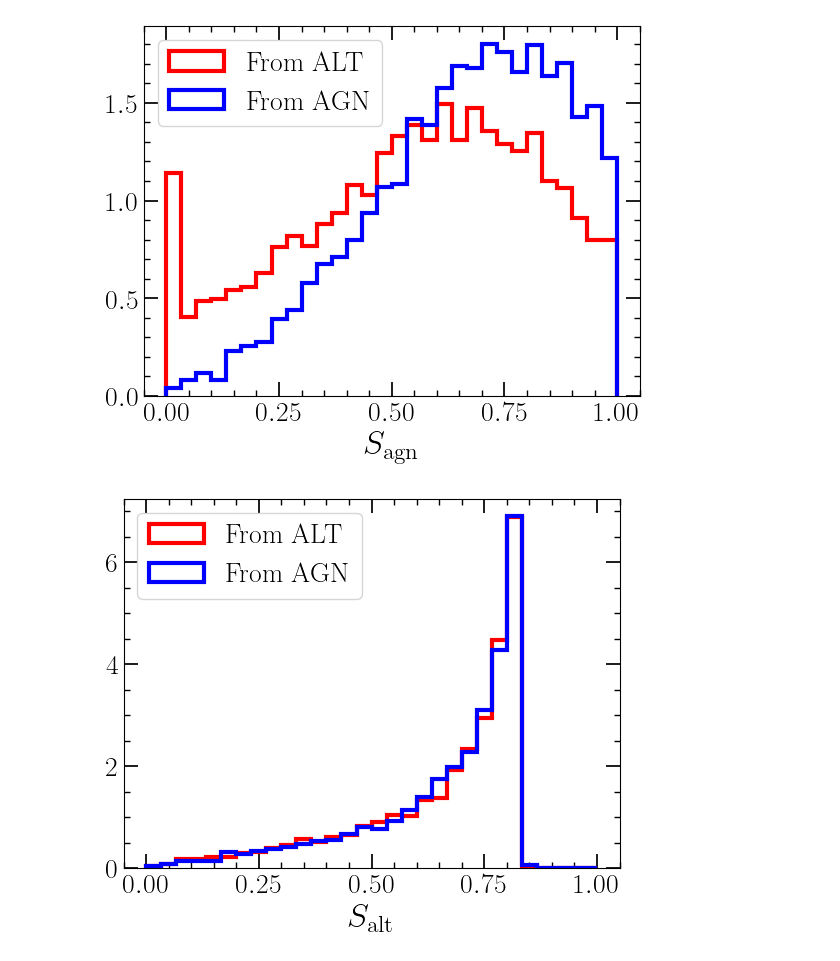
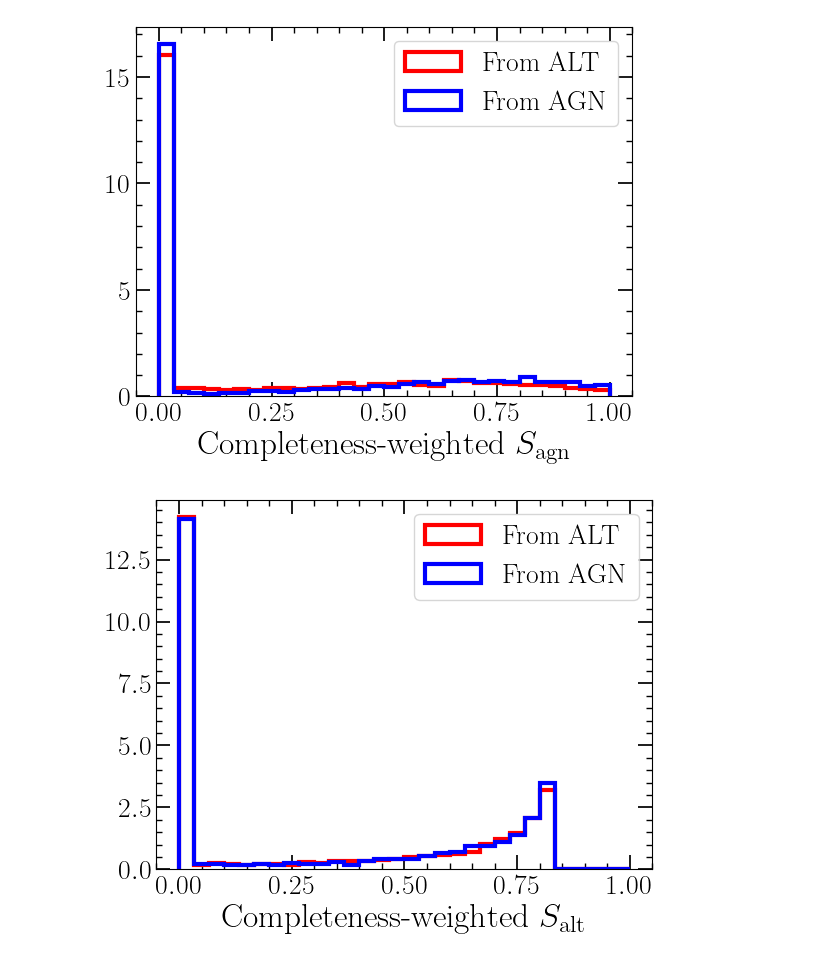
Before and after one commit to LucasPouw/darksirenpop, a Jupyter notebook: checkresults.ipynb, the cells around one changed output. Cells and saved outputs as stored; diff of their text form; code cells hidden in the pictures.

```diff
--- a/checkresults.ipynb
+++ b/checkresults.ipynb
@@ -9,7 +9,7 @@ make_nice_plots()
 # %%
 origin_dict = {}
 
-post_path = '/net/vdesk/data2/pouw/MRP/mockdata_analysis/darksirenpop/inputs/posterior_samples_mock_v7.json'
+post_path = '/net/vdesk/data2/pouw/MRP/mockdata_analysis/darksirenpop/jsons/posterior_samples_mock_v7.json'
 with open(post_path) as f:
     posterior_samples_dictionary = json.load(f)
 
@@ -17,8 +17,9 @@ for key, filename in posterior_samples_dictionary.items():
     with h5py.File(filename, 'r') as f:
         origin_dict[key] = f['mock']['truths']['from_agn'][()].astype(bool)
 # %%
-pagn = np.load('pagn_sky_v7.npy')
-palt = np.load('palt_sky_v7.npy')
+cw_pagn = np.load('cweighted_pagn_sky_v8.npy')
+palt = np.load('palt_sky_v8.npy')
+cw_palt = np.load('cweighted_palt_sky_v8.npy')
 origins = np.array([val for val in origin_dict.values()])
 # %%
 def get_colors(origin_dict):
@@ -35,21 +36,29 @@ xmax = 1  # max(np.max(pagn), np.max(palt))
 xx = np.linspace(xmin, xmax, 100)
 
 plt.figure(figsize=(6,6))
-plt.scatter(palt, pagn, marker='.', color=get_colors(origin_dict))
+plt.scatter(cw_palt, cw_pagn, marker='.', color=get_colors(origin_dict))
 plt.plot(xx, xx, color='black', linestyle='dashed', linewidth=2)
 # plt.loglog()
-plt.xlabel(r'$S_{\rm alt}$')
-plt.ylabel(r'$S_{\rm agn}$')
-# plt.savefig('evidence_v3.pdf', bbox_inches='tight')
+plt.xlabel(r'Completeness-weighted $S_{\rm alt}$')
+plt.ylabel(r'Completeness-weighted $S_{\rm agn}$')
+# plt.savefig('evidence_v8.pdf', bbox_inches='tight')
 plt.show()
 
 edges = np.linspace(xmin, xmax, 31)
 plt.figure()
-plt.hist(pagn[~origins], bins=edges, density=True, histtype='step', color='red', linewidth=3, label='From ALT')
-plt.hist(pagn[origins], bins=edges, density=True, histtype='step', color='blue', linewidth=3, label='From AGN')
+plt.hist(cw_pagn[~origins], bins=edges, density=True, histtype='step', color='red', linewidth=3, label='From ALT')
+plt.hist(cw_pagn[origins], bins=edges, density=True, histtype='step', color='blue', linewidth=3, label='From AGN')
 # plt.semilogx()
 plt.legend()
-plt.xlabel(r'$S_{\rm agn}$')
+plt.xlabel(r'Completeness-weighted $S_{\rm agn}$')
+plt.show()
+
+plt.figure()
+plt.hist(cw_palt[~origins], bins=edges, density=True, histtype='step', color='red', linewidth=3, label='From ALT')
+plt.hist(cw_palt[origins], bins=edges, density=True, histtype='step', color='blue', linewidth=3, label='From AGN')
+# plt.semilogx()
+plt.legend()
+plt.xlabel(r'Completeness-weighted $S_{\rm alt}$')
 plt.show()
 
 plt.figure()
@@ -64,2 +73,2 @@ plt.show()
-[figure, old version]
+[figure, new version]
-[figure, old version]
+[figure, new version]
```
Also changed, not shown: parts of 3 cells of this notebook, 10 other files.
